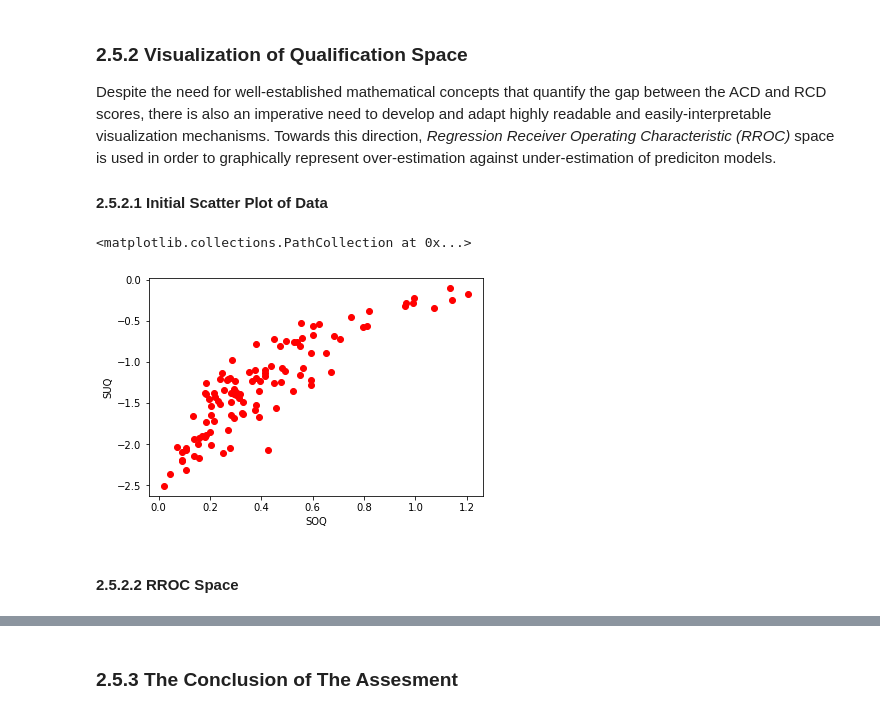
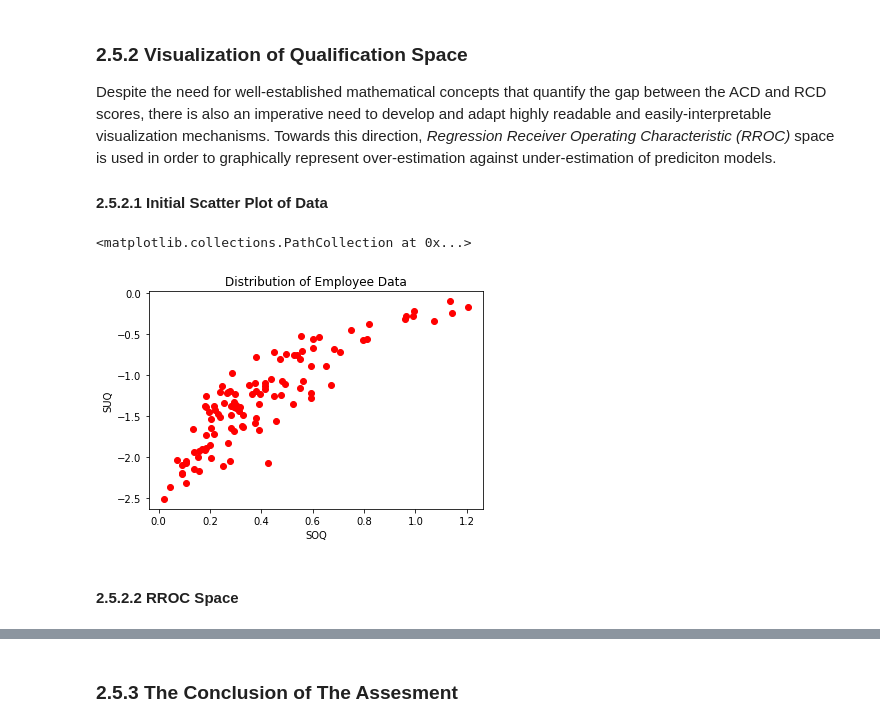
Before and after one commit to TK-Bunga-Matahari/shinchan, a Jupyter notebook: playgorund/competence_assesment/competence_assesment.ipynb, the cells around one changed output, grey strips where cells are left out. Drawn from its saved outputs; the diff is of its cells as text; code cells hidden in the pictures.

Commit message:
add: RROC space code detail

```diff
--- a/playgorund/competence_assesment/competence_assesment.ipynb
+++ b/playgorund/competence_assesment/competence_assesment.ipynb
@@ -421,12 +422,15 @@ easily-interpretable visualization mechanisms. Towards this direction, *Regressi
 #### 2.5.2.1 Initial Scatter Plot of Data
 # %%
 %matplotlib inline
+plt.title('Distribution of Employee Data')
 plt.xlabel('SOQ')
 plt.ylabel('SUQ')
 plt.scatter(ranking_df.SOQ, ranking_df.SUQ, color='red')
 # %% [output]
 <matplotlib.collections.PathCollection at 0x...>
-[figure, old version]
+[figure, new version]
+# %% [markdown]
+#### 2.5.2.2 RROC Space
 # %%
 max_soq = abs(ranking_df['SOQ'].max())
 min_soq = abs(ranking_df['SOQ'].min())
@@ -434,6 +438,4 @@ max_suq = abs(ranking_df['SUQ'].max())
 min_suq = abs(ranking_df['SUQ'].min())
 
 max_points = max(max_soq, min_soq, max_suq, min_suq) + 0.1
-# %% [markdown]
-#### 2.5.2.2 RROC Space
 # %%
```
Also changed, not shown: parts of 4 cells of this notebook.
